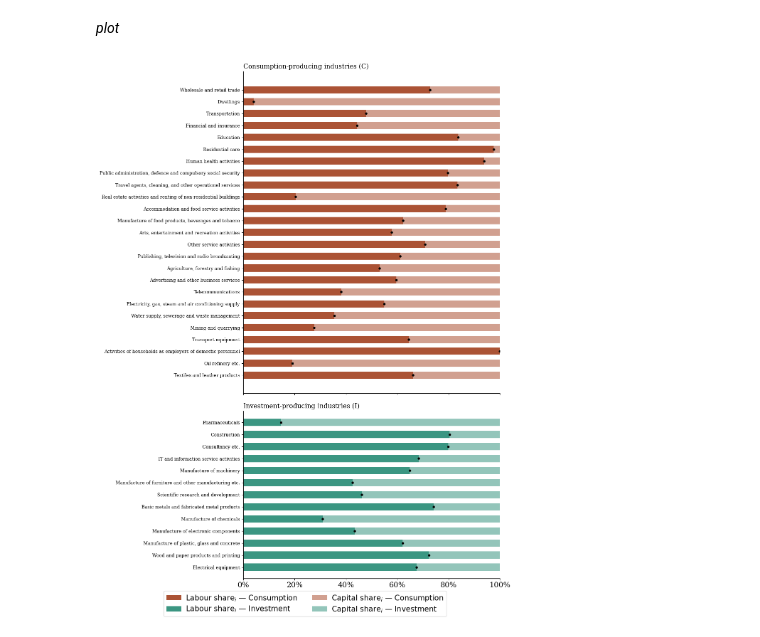
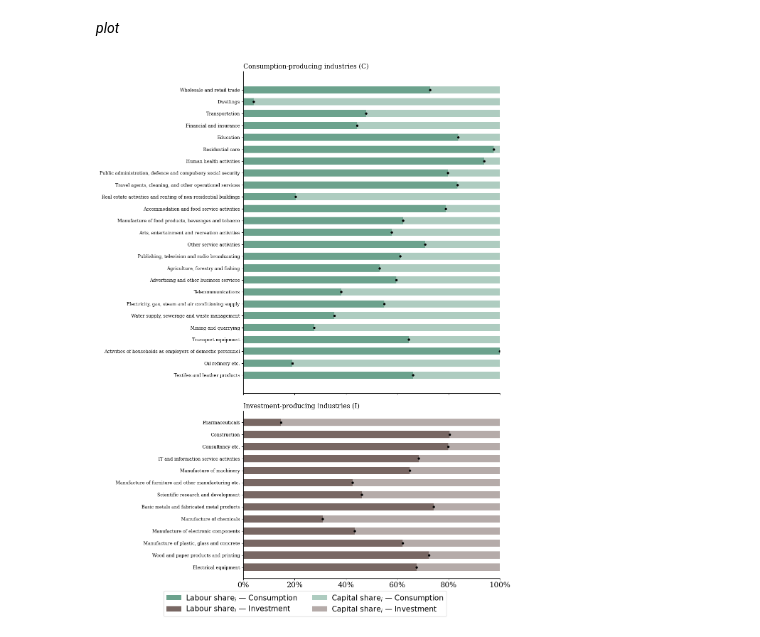
Before and after one commit to cfn368/ba_capinc, a Jupyter notebook: 5_labour_sagg.ipynb, the cells around one changed output. Cells and saved outputs as stored; diff of their text form; code cells hidden in the pictures.

Commit message:
tightening figs and final simulations

```diff
--- a/5_labour_sagg.ipynb
+++ b/5_labour_sagg.ipynb
@@ -110,6 +110,13 @@ weighted_avg_np = df_e_slim_np.groupby(['TID','type'], group_keys=False).apply(
 # 2. keep only type I and C
 weighted_avg = weighted_avg[weighted_avg['type'].isin(['C', 'I'])].copy()
 weighted_avg_np = weighted_avg_np[weighted_avg_np['type'].isin(['C', 'I'])].copy()
+
+# 3. compute difference among types per year
+pivoted_full = weighted_avg.pivot(index='TID', columns='type', values='weighted_labor_share').reset_index()
+pivoted_full['diff'] = pivoted_full['I'] - pivoted_full['C']
+
+pivoted = weighted_avg_np.pivot(index='TID', columns='type', values='weighted_labor_share').reset_index()
+pivoted['diff'] = pivoted['I'] - pivoted['C']
 # %% [markdown]
 *plot*
 # %%
@@ -180,0 +199,23 @@ plt.show()
+# %%
+# 2. no pharma — both differences overlaid
+fig, ax = plt.subplots(1, 1, figsize=(12, 4))
+
+ax.plot(pivoted_full['TID'],
+        pivoted_full['diff'], color='#F76A4D', lw=2,
+        label=r'$\Delta(I-C)$ pp.', ls = '--')
+
+ax.plot(pivoted['TID'],
+        pivoted['diff'],      color='#41FAB4', lw=2,
+        label=r'$\Delta(I-C)$ pp., excl. pharma', ls = '--')
+
+ax.axhline(0, color="0.2", linewidth=1.2, ls='--')
+ax.set_xlim(pivoted['TID'].min(), pivoted['TID'].max())
+ax.set_ylabel(r'Difference (I − C, pp.)')
+ax.grid(linewidth=0.6, alpha=0.35)
+ax.xaxis.set_major_locator(mticker.MaxNLocator(nbins=12))
+ax.legend(loc='lower left')
+
+fig.suptitle('Labour share difference: investment vs consumption sector', y=0.9)
+plt.tight_layout()
+plt.savefig('0_output/LS_2.png')
+plt.show()
@@ -253,8 +296,8 @@ cons["BRANCHE"] = cons["BRANCHE"].str.replace(r'^[A-Z]+\d*\s+', '', regex=True)
 inv["BRANCHE"]  = inv["BRANCHE"].str.replace(r'^[A-Z]+\d*\s+', '', regex=True)
 
 # Base labor colors — capital is auto-lightened
-c_lab = "#AB5335"  # terracotta — consumption labor
-i_lab = "#3B9682"  # teal — investment labor
+c_lab = "#6CA28D"  # terracotta — consumption labor
+i_lab = "#786763"  # teal — investment labor
 
 c_cap = lighten(c_lab)  # light terracotta — consumption capital
 i_cap = lighten(i_lab)  # light teal — investment capital
@@ -284,31 +327,31 @@ for ax, block, ttl, lab_color, cap_color in [
 
     ax.set_yticks(y)
     ax.set_yticklabels(block["BRANCHE"], fontsize=9)
     ax.set_xlim(0, 100)
     ax.set_xticks(np.arange(0, 101, 20))
     ax.set_xticklabels([f"{v:d}%" for v in range(0, 101, 20)])
 
     for spine in ["top", "right"]:
         ax.spines[spine].set_visible(False)
 
     ax.set_title(ttl, loc="left", fontsize=13)
 
 handles1, labels1 = axes[0].get_legend_handles_labels()
 handles2, labels2 = axes[1].get_legend_handles_labels()
 
 # Take labor+capital from each panel
 combined_handles = [handles1[0], handles2[0], handles1[1], handles2[1]]
 combined_labels  = [
     r"$\text{Labour share}_i     \text{ — Consumption}$",
     r"$\text{Labour share}_i     \text{ — Investment}$",
     r"$\text{Capital share}_i    \text{ — Consumption}$",
     r"$\text{Capital share}_i    \text{ — Investment}$",
 ]
 
 fig.legend(combined_handles, combined_labels, loc="lower center",
            ncol=2, frameon=True, bbox_to_anchor=(0.5, 0.01))
 
 plt.tight_layout(rect=(0, 0.05, 1, 1))
 plt.show()
 # %% [output]
-[figure, old version]
+[figure, new version]
```
Also changed, not shown: parts of 3 cells of this notebook, 8 other files.
